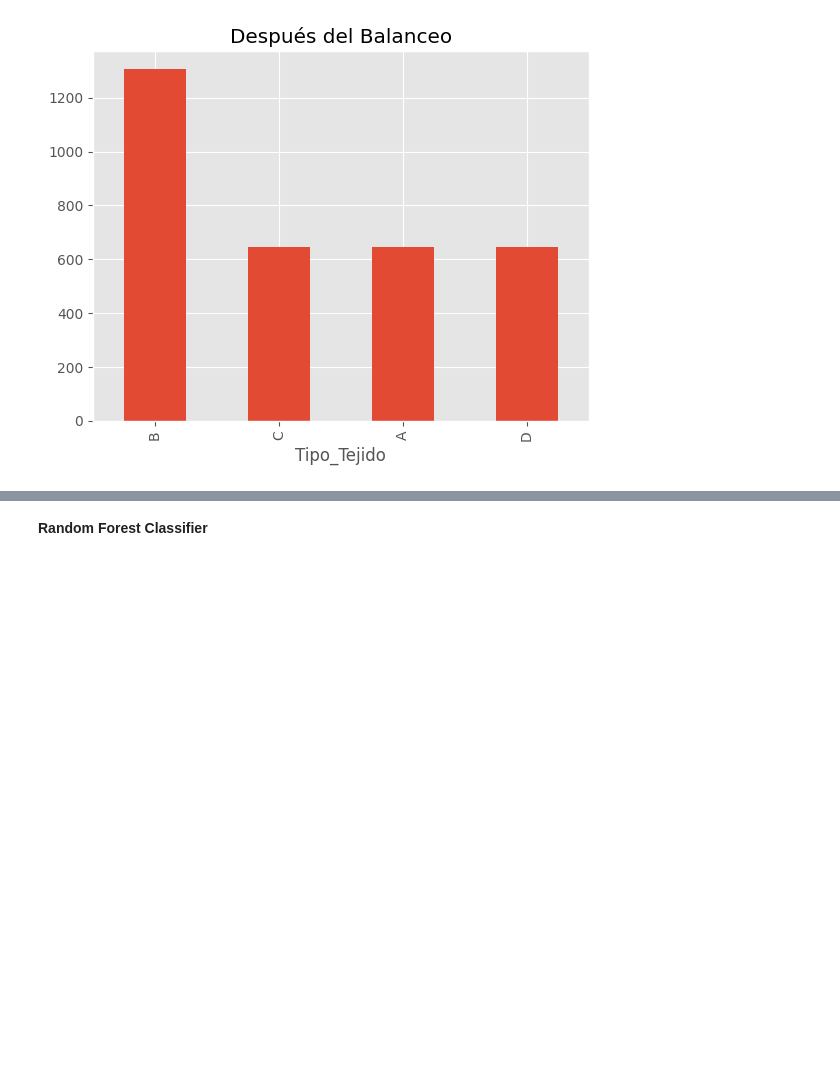
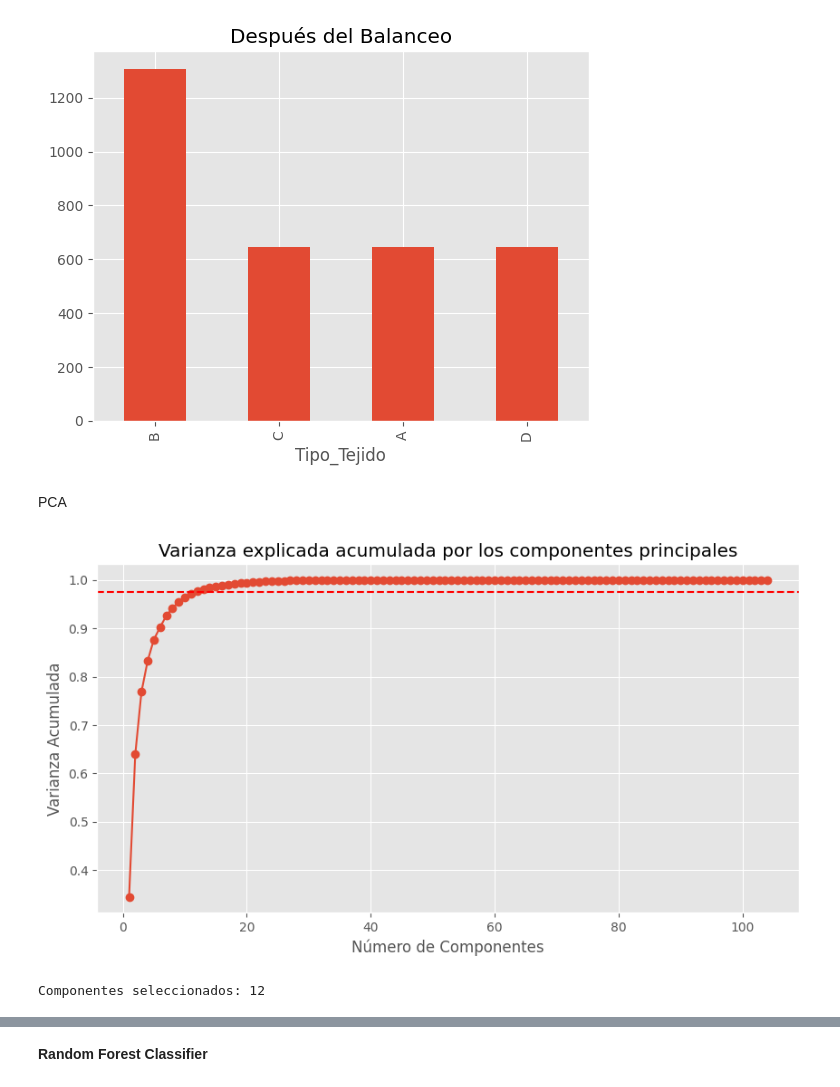
Before and after one commit to MiguelAngeloTr/Datathon, a Jupyter notebook: PM/Mamografia.ipynb, the cells around one changed output, grey strips where cells are left out. Saved outputs shown, nothing was run; the diff lists cells and outputs as text; code cells hidden in the pictures; blank space fills up the shorter version.

```diff
--- a/PM/Mamografia.ipynb
+++ b/PM/Mamografia.ipynb
@@ -376,3 +327,42 @@ pd.Series(y_balanced).value_counts().plot(kind='bar', title='Después del Balanc
 plt.show()
 # %% [output]
 [figure]
+# %% [markdown]
+PCA
+# %%
+from sklearn.preprocessing import StandardScaler
+from sklearn.decomposition import PCA
+import matplotlib.pyplot as plt
+import seaborn as sns
+import pandas as pd
+import numpy as np  # Importar numpy para usar np.cumsum
+
+# 2. Estandarizar
+scaler = StandardScaler()
+X_scaled = scaler.fit_transform(X_balanced)  # ¿Es "X_scaled" o "X_scaled"? (typo en "scaled")
+
+# 3. Ajustar PCA
+pca = PCA()
+X_pca = pca.fit_transform(X_scaled)
+
+# 4. Varianza explicada acumulada
+plt.figure(figsize=(10, 5))
+plt.plot(range(1, len(pca.explained_variance_ratio_) + 1),
+         np.cumsum(pca.explained_variance_ratio_),
+         marker='o')
+plt.axhline(y=0.975, color='r', linestyle='--')
+plt.title('Varianza explicada acumulada por los componentes principales')
+plt.xlabel('Número de Componentes')
+plt.ylabel('Varianza Acumulada')
+plt.grid(True)
+plt.show()
+
+# PCA que conserva el 97.5% de la varianza
+pca = PCA(n_components=0.975)
+X_reduced = pca.fit_transform(X_scaled)  # Asegúrate de que sea "X_scaled" y no "X_scaled"
+
+# Cuántos componentes se conservaron
+print("Componentes seleccionados:", pca.n_components_)
+# %% [output]
+[figure, added]
+Componentes seleccionados: 12
```
Also changed, not shown: parts of 7 cells of this notebook.
